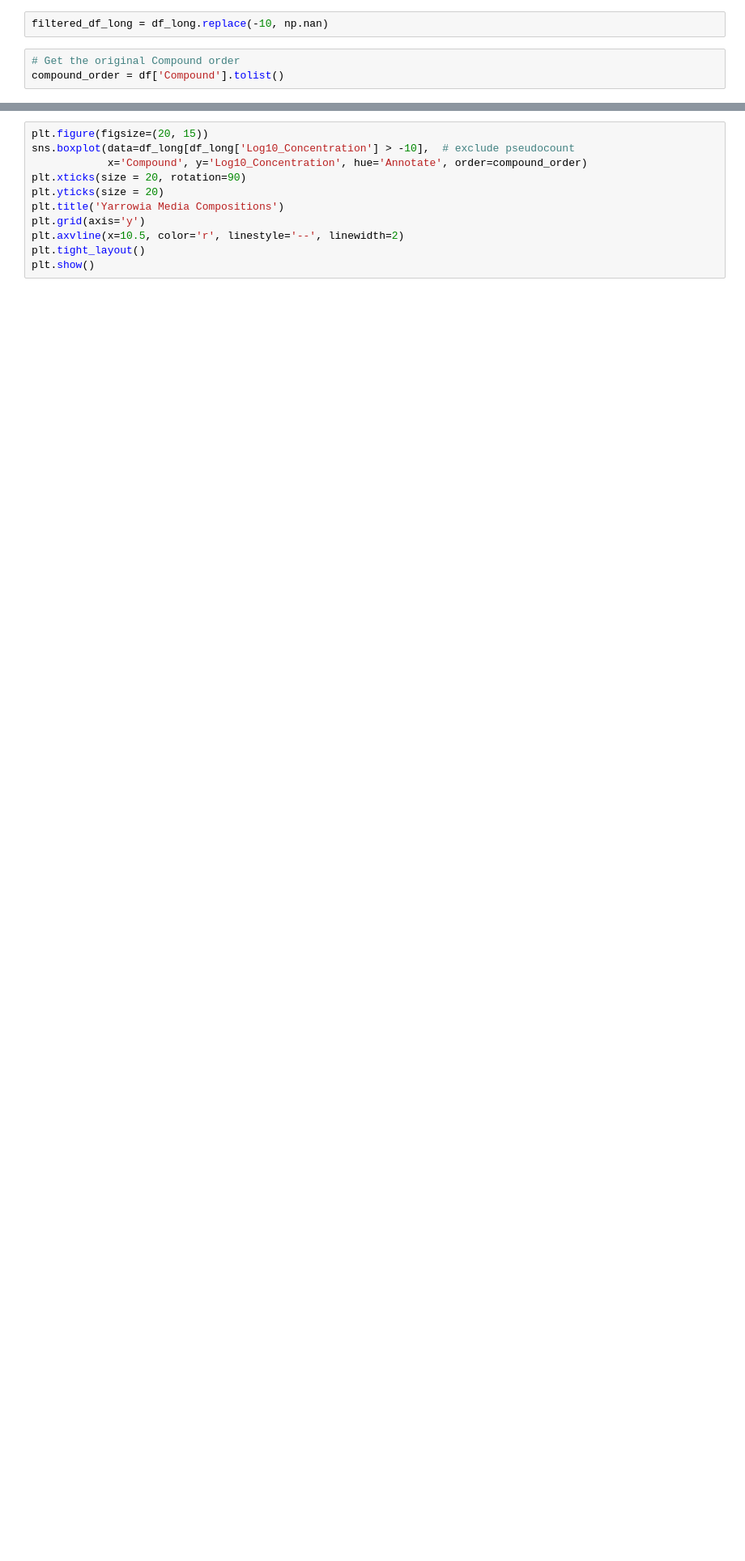
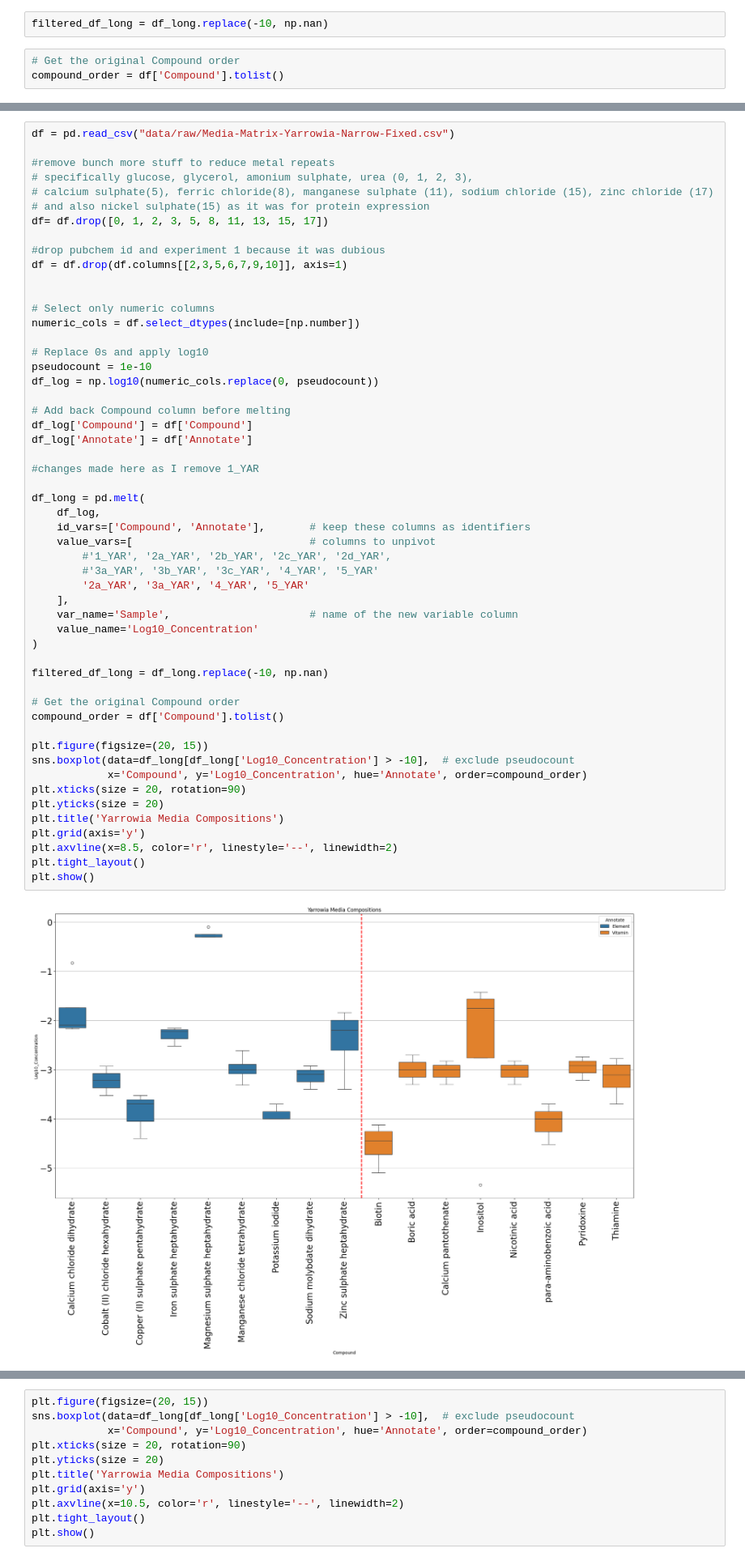
Before and after one commit to subarumuroi/ML_for_rational_design, a Jupyter notebook: MediaYarrowiaBoxplot.ipynb, the cells around one changed output, grey strips where cells are left out. Shown at 81% size. Drawn from its saved outputs; the diff is of its cells as text; blank space fills up the shorter version.

```diff
--- a/MediaYarrowiaBoxplot.ipynb
+++ b/MediaYarrowiaBoxplot.ipynb
@@ -97,0 +154,55 @@ Below is a further reduced version of the above used from another code but compi
+# %%
+df = pd.read_csv("data/raw/Media-Matrix-Yarrowia-Narrow-Fixed.csv")
+
+#remove bunch more stuff to reduce metal repeats
+# specifically glucose, glycerol, amonium sulphate, urea (0, 1, 2, 3),
+# calcium sulphate(5), ferric chloride(8), manganese sulphate (11), sodium chloride (15), zinc chloride (17)
+# and also nickel sulphate(15) as it was for protein expression
+df= df.drop([0, 1, 2, 3, 5, 8, 11, 13, 15, 17])
+
+#drop pubchem id and experiment 1 because it was dubious
+df = df.drop(df.columns[[2,3,5,6,7,9,10]], axis=1)
+
+
+# Select only numeric columns
+numeric_cols = df.select_dtypes(include=[np.number])
+
+# Replace 0s and apply log10
+pseudocount = 1e-10
+df_log = np.log10(numeric_cols.replace(0, pseudocount))
+
+# Add back Compound column before melting
+df_log['Compound'] = df['Compound']
+df_log['Annotate'] = df['Annotate']
+
+#changes made here as I remove 1_YAR
+
+df_long = pd.melt(
+    df_log,
+    id_vars=['Compound', 'Annotate'],       # keep these columns as identifiers
+    value_vars=[                            # columns to unpivot
+        #'1_YAR', '2a_YAR', '2b_YAR', '2c_YAR', '2d_YAR',
+        #'3a_YAR', '3b_YAR', '3c_YAR', '4_YAR', '5_YAR'
+        '2a_YAR', '3a_YAR', '4_YAR', '5_YAR'
+    ],
+    var_name='Sample',                      # name of the new variable column
+    value_name='Log10_Concentration'
+)
+
+filtered_df_long = df_long.replace(-10, np.nan)
+
+# Get the original Compound order
+compound_order = df['Compound'].tolist()
+
+plt.figure(figsize=(20, 15))
+sns.boxplot(data=df_long[df_long['Log10_Concentration'] > -10],  # exclude pseudocount
+            x='Compound', y='Log10_Concentration', hue='Annotate', order=compound_order)
+plt.xticks(size = 20, rotation=90)
+plt.yticks(size = 20)
+plt.title('Yarrowia Media Compositions')
+plt.grid(axis='y')
+plt.axvline(x=8.5, color='r', linestyle='--', linewidth=2)
+plt.tight_layout()
+plt.show()
+# %% [output]
+[figure, added]
```
Also changed, not shown: parts of 5 cells of this notebook, 6 other files.
